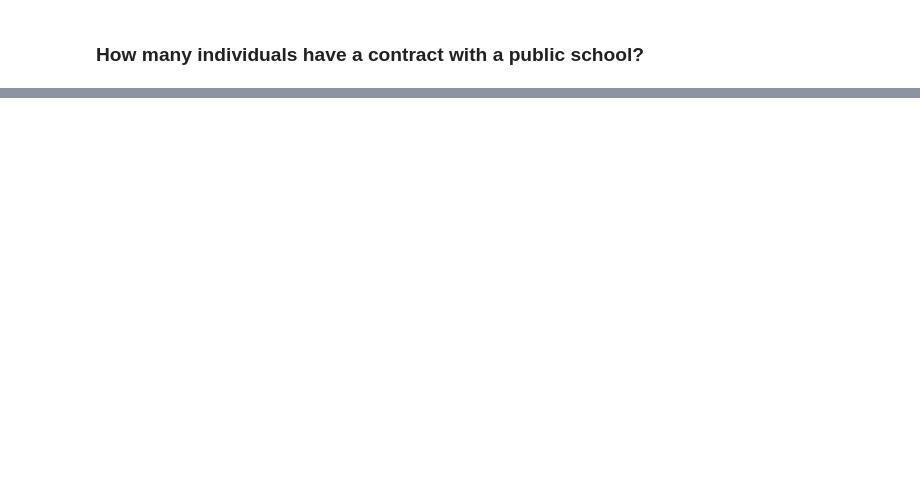
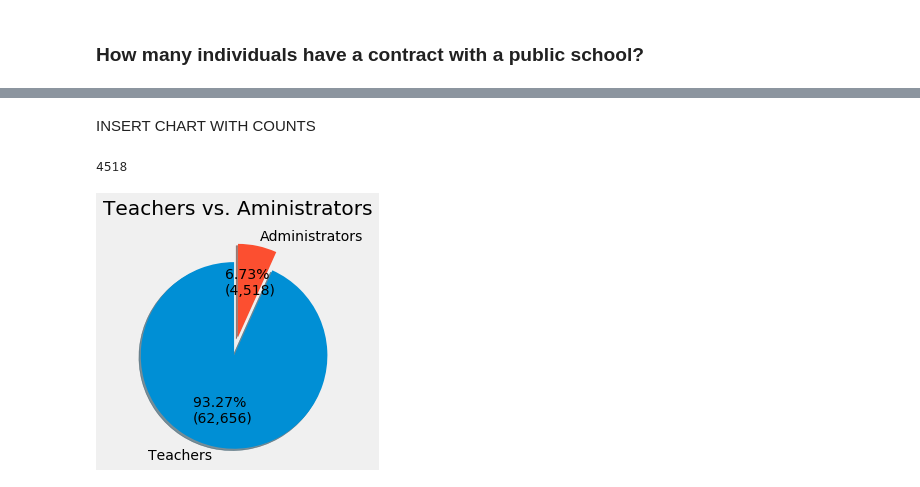
Before and after one commit to j-buss/wi-dpi, a Jupyter notebook: blog/1_A_High_Level.ipynb, the cells around one changed output, grey strips where cells are left out. Drawn from its saved outputs; the diff is of its cells as text; code cells hidden in the pictures; blank space fills up the shorter version.

```diff
--- a/blog/1_A_High_Level.ipynb
+++ b/blog/1_A_High_Level.ipynb
@@ -50,0 +127,24 @@ The state only provides salary information for individuals that have a contract
+# %% [markdown]
+INSERT CHART WITH COUNTS
+# %%
+df_emd_w_salary[(df_emd_w_salary['Pos_Cat_Flag']=='A')].count().max()
+# %% [output]
+4518
+# %%
+# Pie chart, where the slices will be ordered and plotted counter-clockwise:
+labels = [
+    'Teachers'
+    , 'Administrators'
+]
+values = [
+          df_emd_w_salary[(df_emd_w_salary['Pos_Cat_Flag']=='T')].count().max(),
+          df_emd_w_salary[(df_emd_w_salary['Pos_Cat_Flag']=='A')].count().max()
+         ]
+explode = (0.2, 0)
+# %%
+plt.title('Teachers vs. Aministrators')
+plt.pie(values, explode=explode, labels=labels, autopct=make_autopct(values),
+       shadow=True, startangle=90)
+plt.show()
+# %% [output]
+[figure, added]
```
Also changed, not shown: parts of 11 cells of this notebook.
